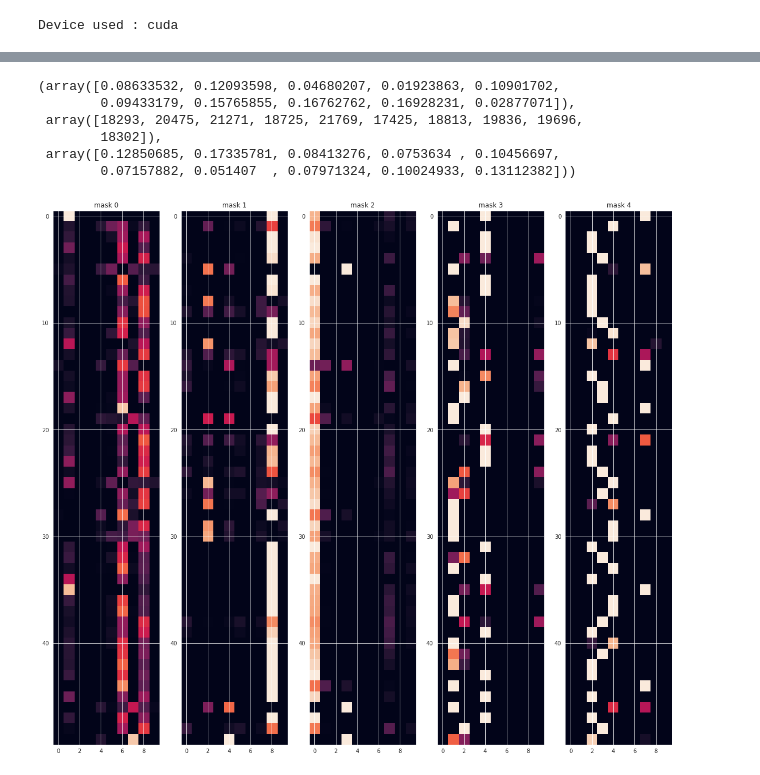
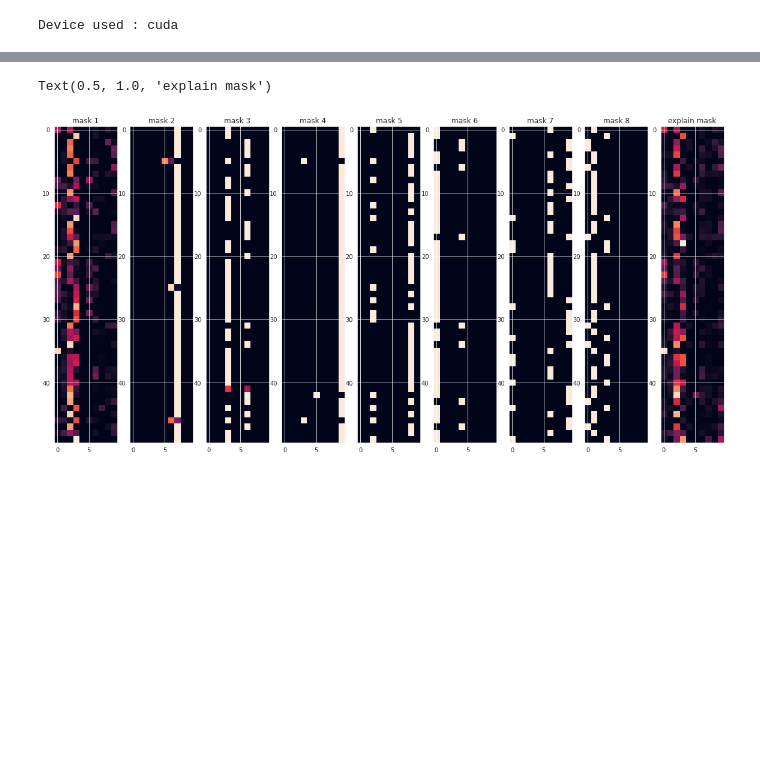
Before and after one commit to NadezhdaMalysheva/Classification-of-star-galaxy-and-quasar, a Jupyter notebook: TabNet_SDSS.ipynb, the cells around one changed output, grey strips where cells are left out. Cells and saved outputs as stored; diff of their text form; code cells hidden in the pictures; blank space fills up the shorter version.

```diff
--- a/TabNet_SDSS.ipynb
+++ b/TabNet_SDSS.ipynb
@@ -223,0 +300,3 @@ Testing Score:  0.8734
+# %%
+gb = LGBMClassifier(**search.best_params_)
+gb.fit(X_train_norm, y_train)
@@ -334,13 +605,17 @@ Best weights from best epoch are automatically used!
 # %%
-clf = TabNetClassifier(n_d=64, n_a=64, n_steps=5,
-                       gamma=1.5, n_independent=2, n_shared=2,
-                       lambda_sparse=1e-4, momentum=0.3, clip_value=2.,
+clf = TabNetClassifier(n_d=64, n_a=64,
+                       momentum=0.3, clip_value=2.,
                        optimizer_fn=torch.optim.Adam,
                        optimizer_params=dict(lr=2e-2),
                        scheduler_params={"step_size":50, # how to use learning rate scheduler
                                          "gamma":0.9},
                        scheduler_fn=torch.optim.lr_scheduler.StepLR,
-                       mask_type='entmax' # "sparsemax"
+
+                       mask_type='entmax',
+                       **{'gamma': 2.7783389741405147,
+                          'lambda_sparse': 0.02378813297614627,
+                          'n_steps': 8}
+
 )
 # %% [output]
 Device used : cuda
@@ -349,13 +622,12 @@ max_epochs = 40 #if not os.getenv("CI", False) else 2
+# %%
+max_epochs = 200
 # %%
 clf.fit(
     X_train=X_train, y_train=y_train,
-    eval_set=[(X_train, y_train), (X_valid, y_valid)],
+    eval_set=[(X_train, y_train), (X_test, y_test)],
     eval_name=['train', 'valid'],
     max_epochs=max_epochs , patience=20,
     batch_size=256, virtual_batch_size=128,
-    num_workers=0,
-    weights=1,
-    drop_last=False,
-    from_unsupervised=unsupervised_model
+    #from_unsupervised=unsupervised_model
 )
 # %% [output]
@@ -418,19 +692,16 @@ plt.plot(clf.history['valid_accuracy'])
 # %%
-clf.feature_importances_, gb.feature_importances_, rf.feature_importances_
+clf.feature_importances_, gb.feature_importances_#, rf.feature_importances_
-# %% [output]
-(array([0.08633532, 0.12093598, 0.04680207, 0.01923863, 0.10901702,
-        0.09433179, 0.15765855, 0.16762762, 0.16928231, 0.02877071]),
- array([18293, 20475, 21271, 18725, 21769, 17425, 18813, 19836, 19696,
-        18302]),
- array([0.12850685, 0.17335781, 0.08413276, 0.0753634 , 0.10456697,
-        0.07157882, 0.051407  , 0.07971324, 0.10024933, 0.13112382]))
 # %%
 explain_matrix, masks = clf.explain(X_test)
 # %%
-fig, axs = plt.subplots(1, 5, figsize=(20,20))
+fig, axs = plt.subplots(1, 9, figsize=(20,20))
 
-for i in range(5):
+for i in range(8):
     axs[i].imshow(masks[i][:50])
-    axs[i].set_title(f"mask {i}")
+    axs[i].set_title(f"mask {i+1}")
+
+axs[i+1].imshow(explain_matrix[:50])
+axs[i+1].set_title("explain mask")
 # %% [output]
+Text(0.5, 1.0, 'explain mask')
-[figure, old version]
+[figure, new version]
```
Also changed, not shown: parts of 32 cells of this notebook.
